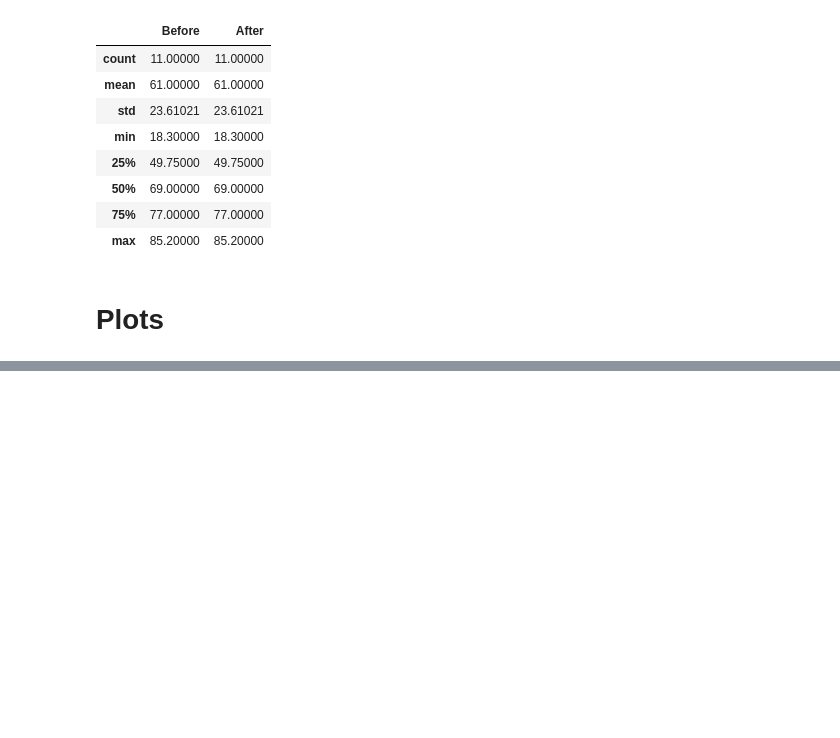
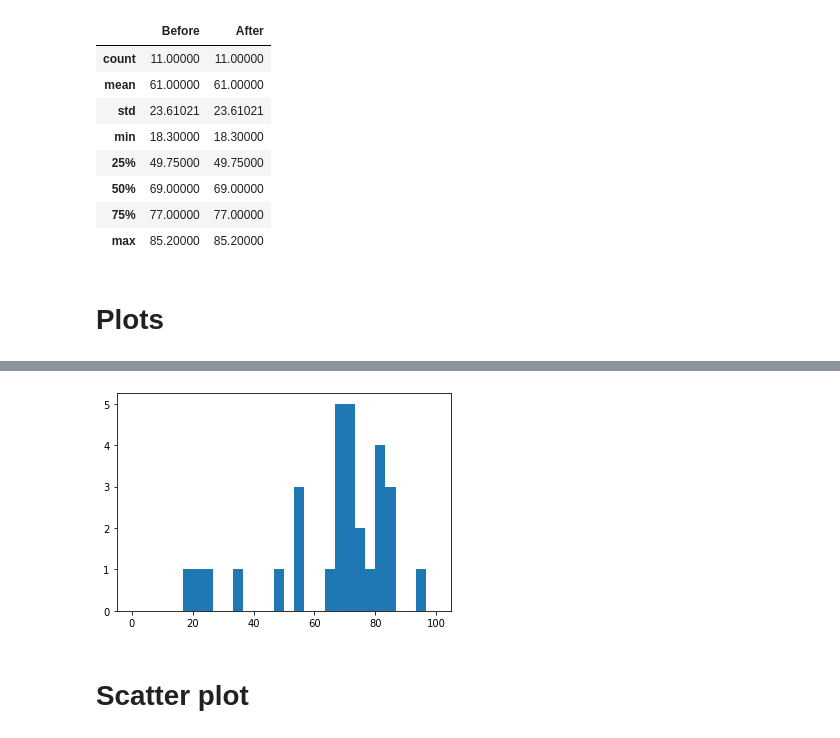
Before and after one commit to MK316/Classroom, a Jupyter notebook: grades_analysis.ipynb, the cells around one changed output, grey strips where cells are left out. Saved outputs shown, nothing was run; the diff lists cells and outputs as text; code cells hidden in the pictures; blank space fills up the shorter version.

```diff
--- a/grades_analysis.ipynb
+++ b/grades_analysis.ipynb
@@ -77,0 +87,8 @@ Ngroup.describe()
+# %%
+x2 = df3['After']
+plt.hist(x, bins=30,range=(0,100))
+plt.show()
+# %% [output]
+[figure, added]
+# %% [markdown]
+# Scatter plot
```
Also changed, not shown: parts of 11 cells of this notebook.
